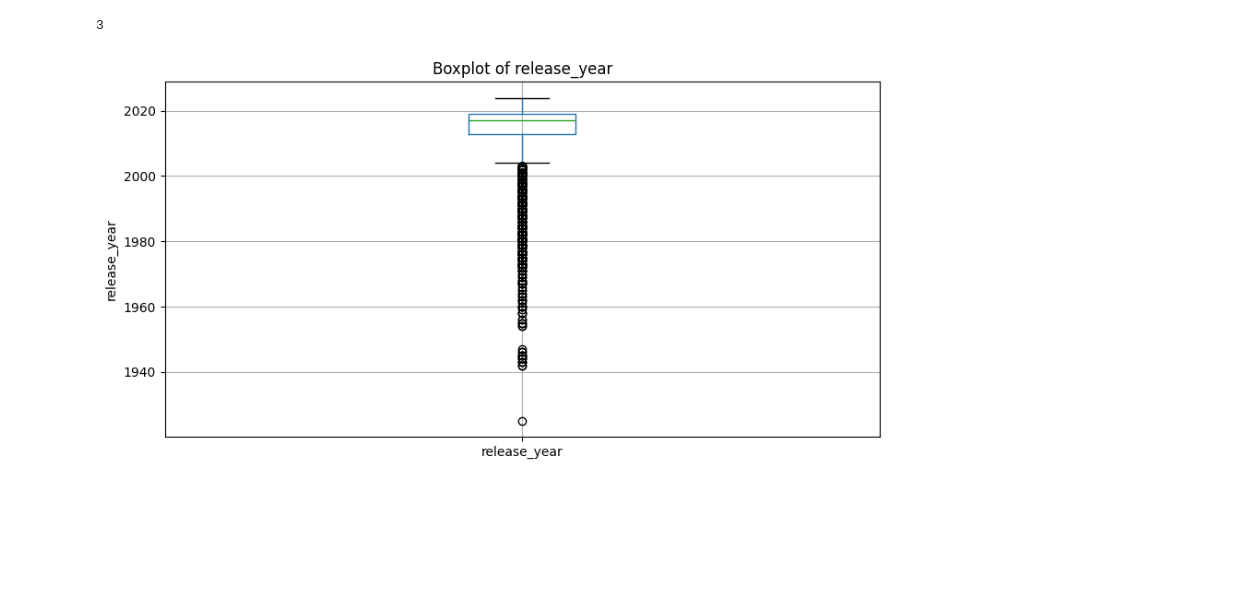
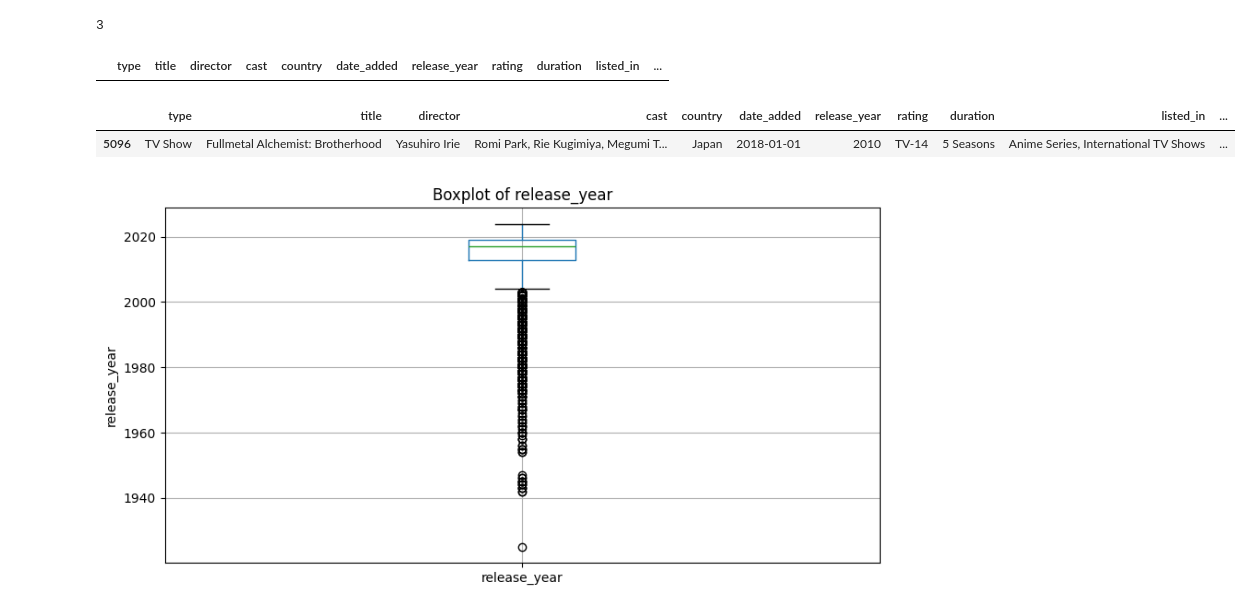
Before and after one commit to ju4n-avendanoa/Data_Netflix, a Jupyter notebook: main.ipynb, the cells around one changed output. Saved outputs shown, nothing was run; the diff lists cells and outputs as text; code cells hidden in the pictures; blank space fills up the shorter version.

```diff
--- a/main.ipynb
+++ b/main.ipynb
@@ -86,6 +86,21 @@ dtype: int64
 df.duplicated().sum()
 # %% [output]
 3
+# %%
+df.drop(df[df['title'] == 'Sin senos sÃ­ hay paraÃ­so'].index, inplace=True)
+df.drop(df[df['title'] == 'Fullmetal Alchemist'].index, inplace=True)
+df.drop(df[df['title'] == 'Love in a Puff'].index, inplace=True)
+df.drop(df[df['title'] == 'Death Note'].index, inplace=True)
+df.drop(df[df['title'] == 'Esperando la carroza'].index, inplace=True)
+# %%
+df[df.title.str.contains('Esperando la carroza', na=False)]
+# %% [output]
+|  | type | title | director | cast | country | date_added | release_year | rating | duration | listed_in | ... |
+# %%
+df[df.title.str.contains('Fullmetal', na=False)]
+# %% [output]
+|  | type | title | director | cast | country | date_added | release_year | rating | duration | listed_in | ... |
+| 5096 | TV Show | Fullmetal Alchemist: Brotherhood | Yasuhiro Irie | Romi Park, Rie Kugimiya, Megumi T... | Japan | 2018-01-01 | 2010 | TV-14 | 5 Seasons | Anime Series, International TV Shows | ... |
 # %%
 df.drop_duplicates(inplace=True)
 # %%
```
Also changed, not shown: parts of 15 cells of this notebook, 1 other file.
